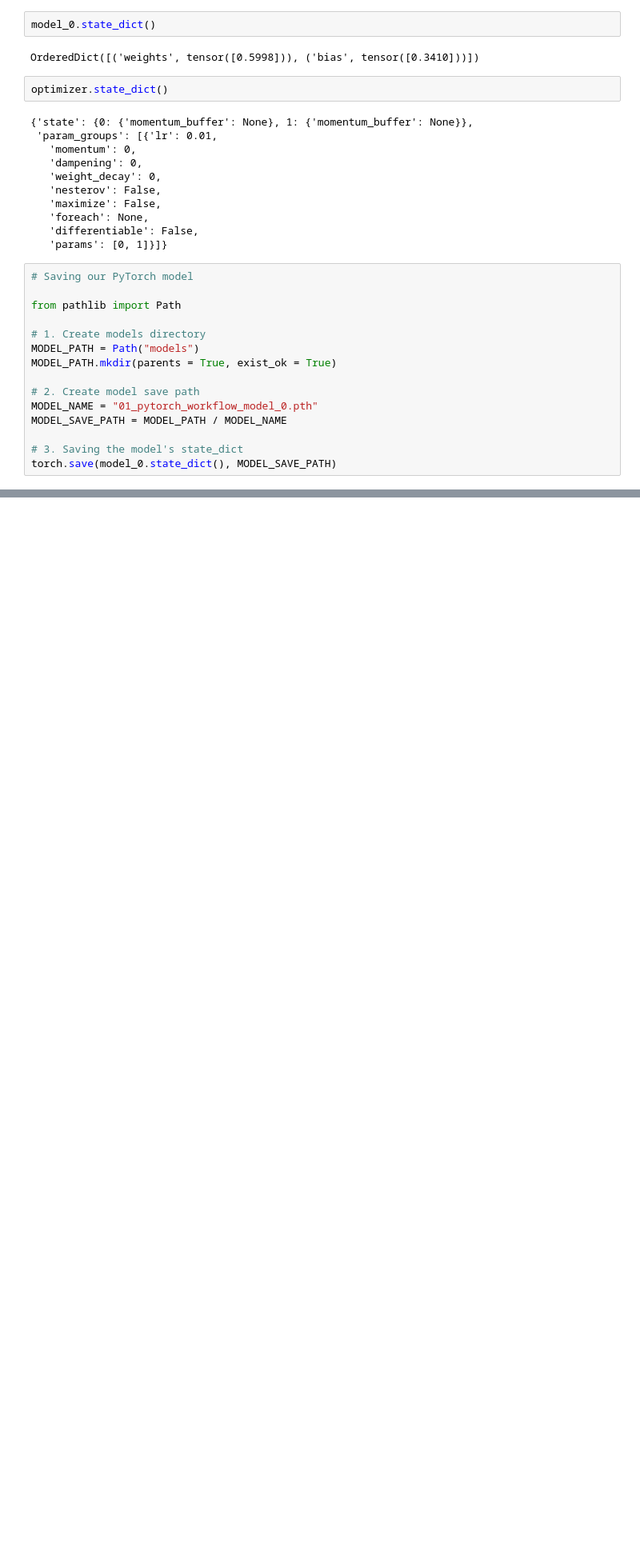
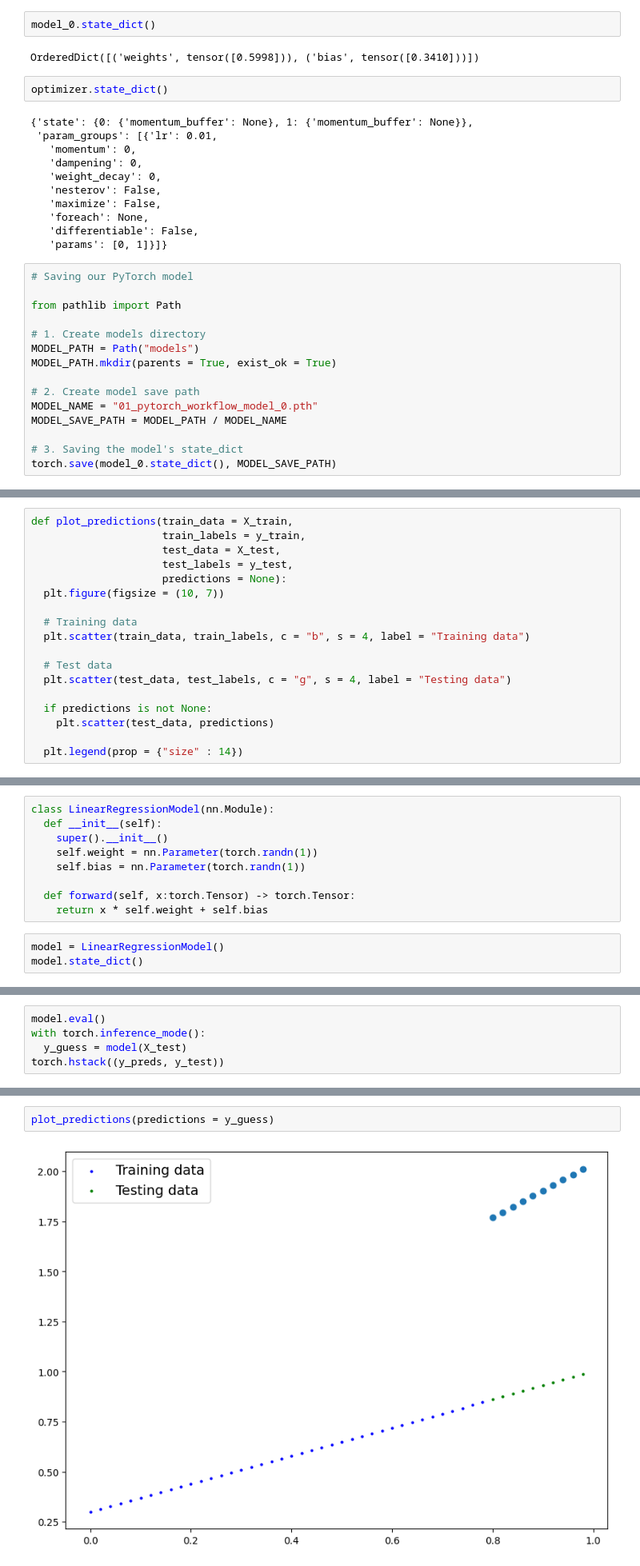
Before and after one commit to arthurzaneti/pytorch-fundamentals, a Jupyter notebook: 01_pytorch_workflow.ipynb, the cells around one changed output, grey strips where cells are left out. Shown at 80% size. Drawn from its saved outputs; the diff is of its cells as text; blank space fills up the shorter version.

```diff
--- a/01_pytorch_workflow.ipynb
+++ b/01_pytorch_workflow.ipynb
@@ -361,0 +451,18 @@ torch.save(model_0.state_dict(), MODEL_SAVE_PATH)
+# %%
+def plot_predictions(train_data = X_train,
+                     train_labels = y_train,
+                     test_data = X_test,
+                     test_labels = y_test,
+                     predictions = None):
+  plt.figure(figsize = (10, 7))
+
+  # Training data
+  plt.scatter(train_data, train_labels, c = "b", s = 4, label = "Training data")
+
+  # Test data
+  plt.scatter(test_data, test_labels, c = "g", s = 4, label = "Testing data")
+
+  if predictions is not None:
+    plt.scatter(test_data, predictions)
+
+  plt.legend(prop = {"size" : 14})
@@ -361,0 +471,12 @@ torch.save(model_0.state_dict(), MODEL_SAVE_PATH)
+# %%
+class LinearRegressionModel(nn.Module):
+  def __init__(self):
+    super().__init__()
+    self.weight = nn.Parameter(torch.randn(1))
+    self.bias = nn.Parameter(torch.randn(1))
+
+  def forward(self, x:torch.Tensor) -> torch.Tensor:
+    return x * self.weight + self.bias
+# %%
+model = LinearRegressionModel()
+model.state_dict()
@@ -361,0 +485,5 @@ torch.save(model_0.state_dict(), MODEL_SAVE_PATH)
+# %%
+model.eval()
+with torch.inference_mode():
+  y_guess = model(X_test)
+torch.hstack((y_preds, y_test))
@@ -361,0 +505,4 @@ torch.save(model_0.state_dict(), MODEL_SAVE_PATH)
+# %%
+plot_predictions(predictions = y_guess)
+# %% [output]
+[figure, added]
```
Also changed, not shown: parts of 20 cells of this notebook.
